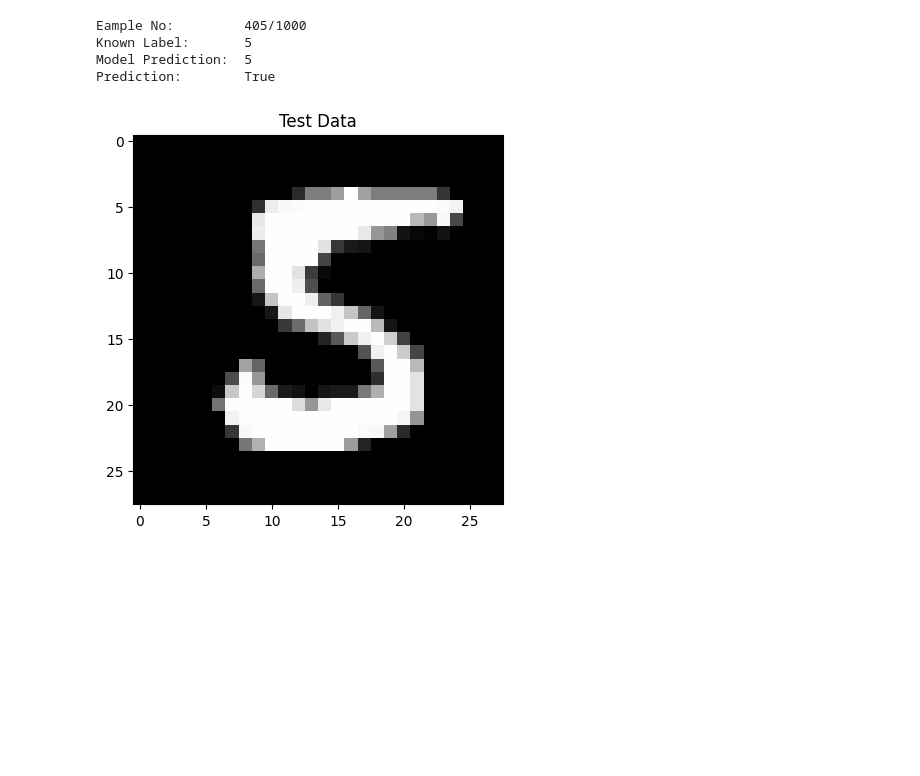
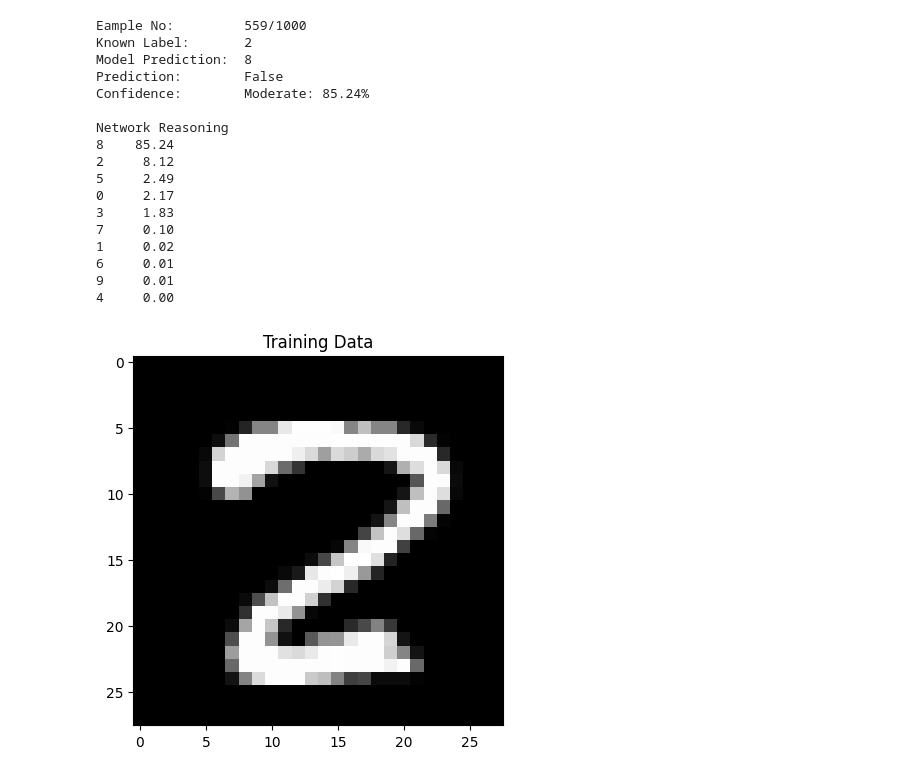
Before and after one commit to axtaylor/ml-concepts, a Jupyter notebook: Neural Networks/number_recognition_test.ipynb, the cells around one changed output. Cells and saved outputs as stored; diff of their text form; code cells hidden in the pictures; blank space fills up the shorter version.

Commit message:
neural networks

```diff
--- a/Neural Networks/number_recognition_test.ipynb
+++ b/Neural Networks/number_recognition_test.ipynb
@@ -33,5 +50,5 @@ Known Label:  2
 # %%
 '''Train the network'''
 
-weight_layer_1, bias_layer_1, weight_layer_2, bias_layer_2 = gradient_descent(X_train, y_train, 0.10, 500)
+weight_layer_1, bias_layer_1, weight_layer_2, bias_layer_2, training_log = gradient_descent(X_train, y_train, n_hidden=20, lr=0.1, n_iters=201)
 # %% [output]
@@ -95,24 +156,49 @@ Prediction:        True
 # %%
 '''Predicting random number from the test set'''
 
 index = np.random.randint(0, X_test.shape[1])
 image = X_test[:, index, None]
 label = y_test[index]
 
 _, _, _, A2 = forward_prop(weight_layer_1, bias_layer_1, weight_layer_2, bias_layer_2, image)
 prediction = predict(A2)
+confidence = pd.Series(A2.flatten())
+
+
+levels = {
+    0.9: "High",
+    0.7: "Moderate",
+    0.5: "Low",
+    0.0: "Not Significant",
+}
+conf_level = [levels[threshold] for threshold in levels.keys() if confidence.max() >= threshold]
 
 print("Eample No:        ", f"{index}/{y_test.size}")
 print("Known Label:      ", label)
 print("Model Prediction: ", prediction.item())
 print("Prediction:       ", prediction.item()==label)
-plt.title("Test Data")
+print(f"Confidence:        {conf_level[0]}: {confidence.max():.2%}")
+print(f"\nNetwork Reasoning\n{round(confidence*100,2).sort_values(ascending=False).to_string()}")
+plt.title("Training Data")
 plt.gray()
 plt.imshow(image.reshape((28, 28)) * 255, interpolation='nearest')
 plt.show()
 # %% [output]
-Eample No:         405/1000
-Known Label:       5
-Model Prediction:  5
-Prediction:        True
+Eample No:         559/1000
+Known Label:       2
+Model Prediction:  8
+Prediction:        False
+Confidence:        Moderate: 85.24%
+
+Network Reasoning
+8    85.24
+2     8.12
+5     2.49
+0     2.17
+3     1.83
+7     0.10
+1     0.02
+6     0.01
+9     0.01
+4     0.00
-[figure, old version]
+[figure, new version]
```
Also changed, not shown: parts of 9 cells of this notebook, 1 other file.
